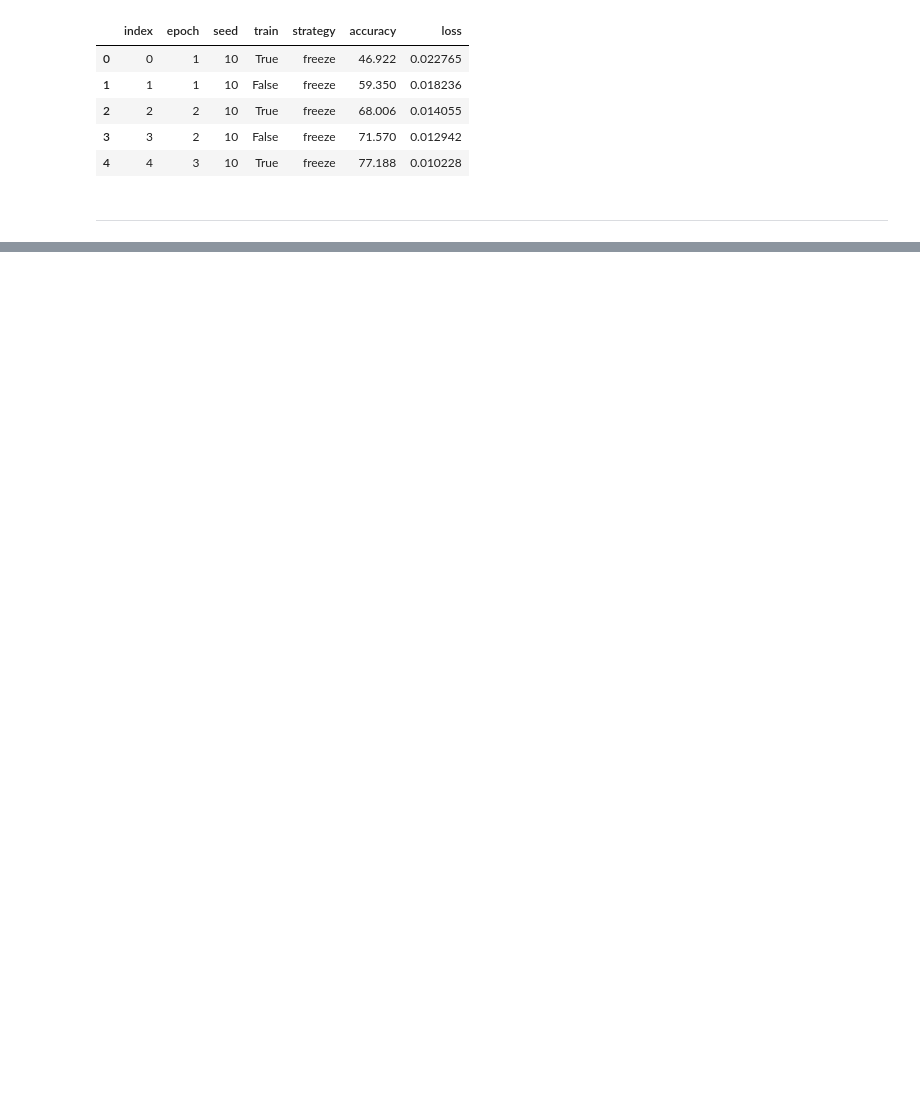
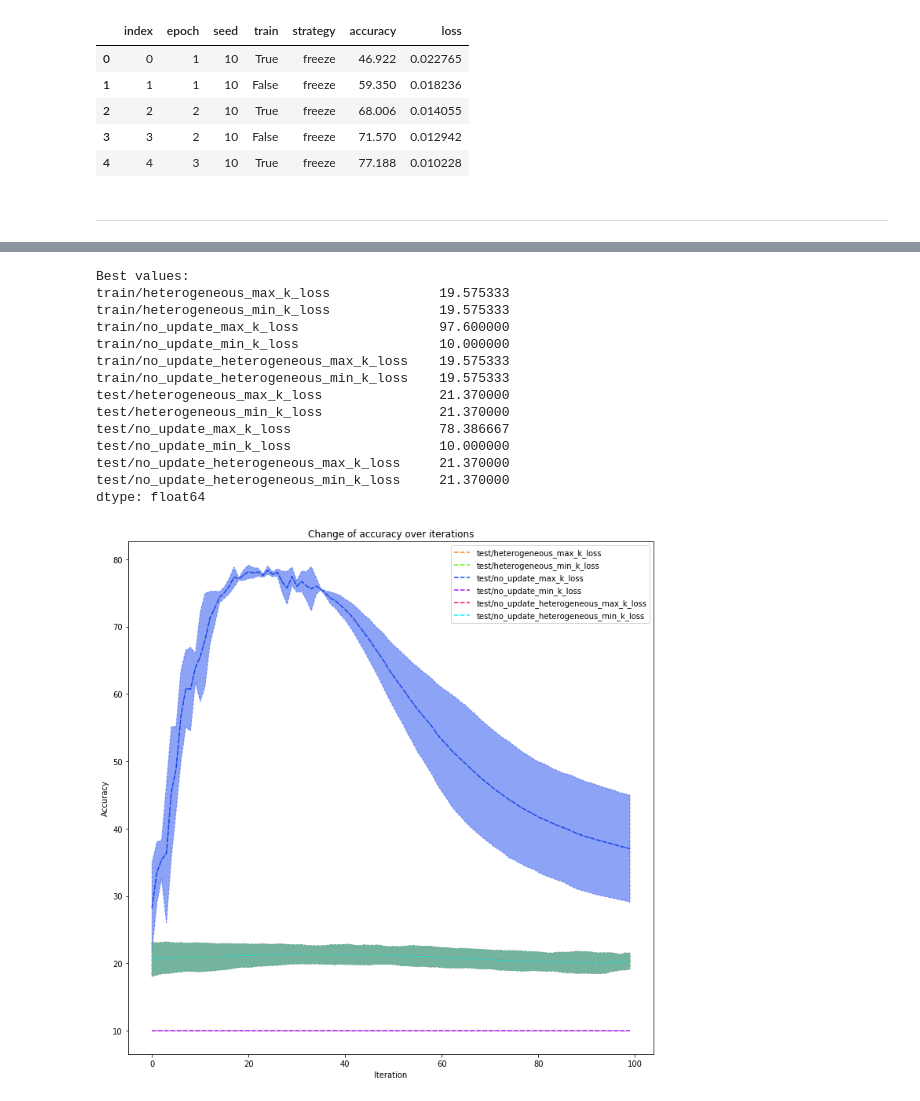
Before and after one commit to johanneshoetter/MIDL, a Jupyter notebook: LoggingAnalysis.ipynb, the cells around one changed output, grey strips where cells are left out. Cells and saved outputs as stored; diff of their text form; code cells hidden in the pictures; blank space fills up the shorter version.

```diff
--- a/LoggingAnalysis.ipynb
+++ b/LoggingAnalysis.ipynb
@@ -120 +133,19 @@ dtype: float64
+# %%
+metric_over_epochs(strategies2, 2, get_acc=True)
+# %% [output]
+Best values:
+train/heterogeneous_max_k_loss              19.575333
+train/heterogeneous_min_k_loss              19.575333
+train/no_update_max_k_loss                  97.600000
+train/no_update_min_k_loss                  10.000000
+train/no_update_heterogeneous_max_k_loss    19.575333
+train/no_update_heterogeneous_min_k_loss    19.575333
+test/heterogeneous_max_k_loss               21.370000
+test/heterogeneous_min_k_loss               21.370000
+test/no_update_max_k_loss                   78.386667
+test/no_update_min_k_loss                   10.000000
+test/no_update_heterogeneous_max_k_loss     21.370000
+test/no_update_heterogeneous_min_k_loss     21.370000
+dtype: float64
+[figure, added]
 # %%
```
Also changed, not shown: parts of 7 cells of this notebook, 14 other files.
